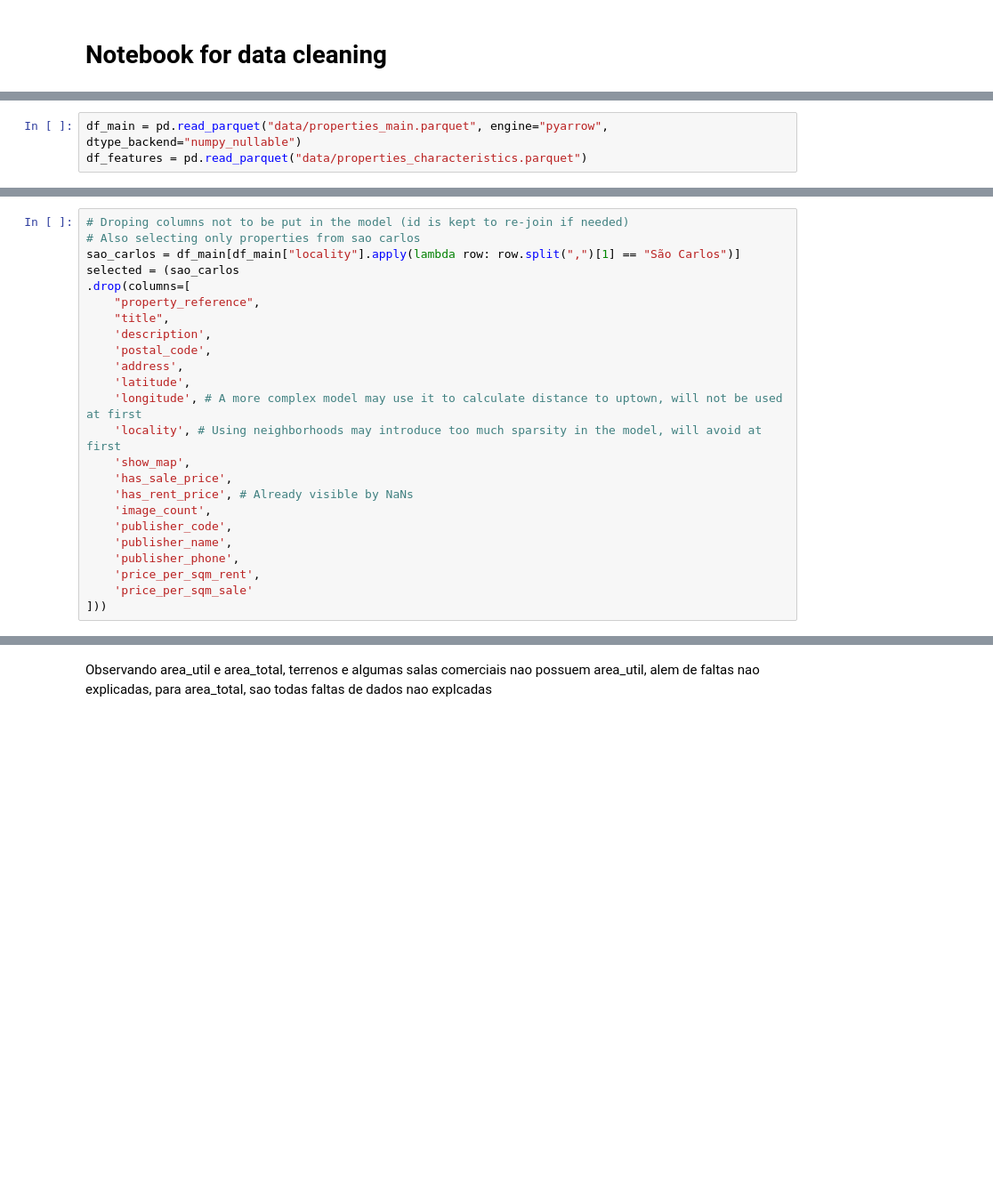
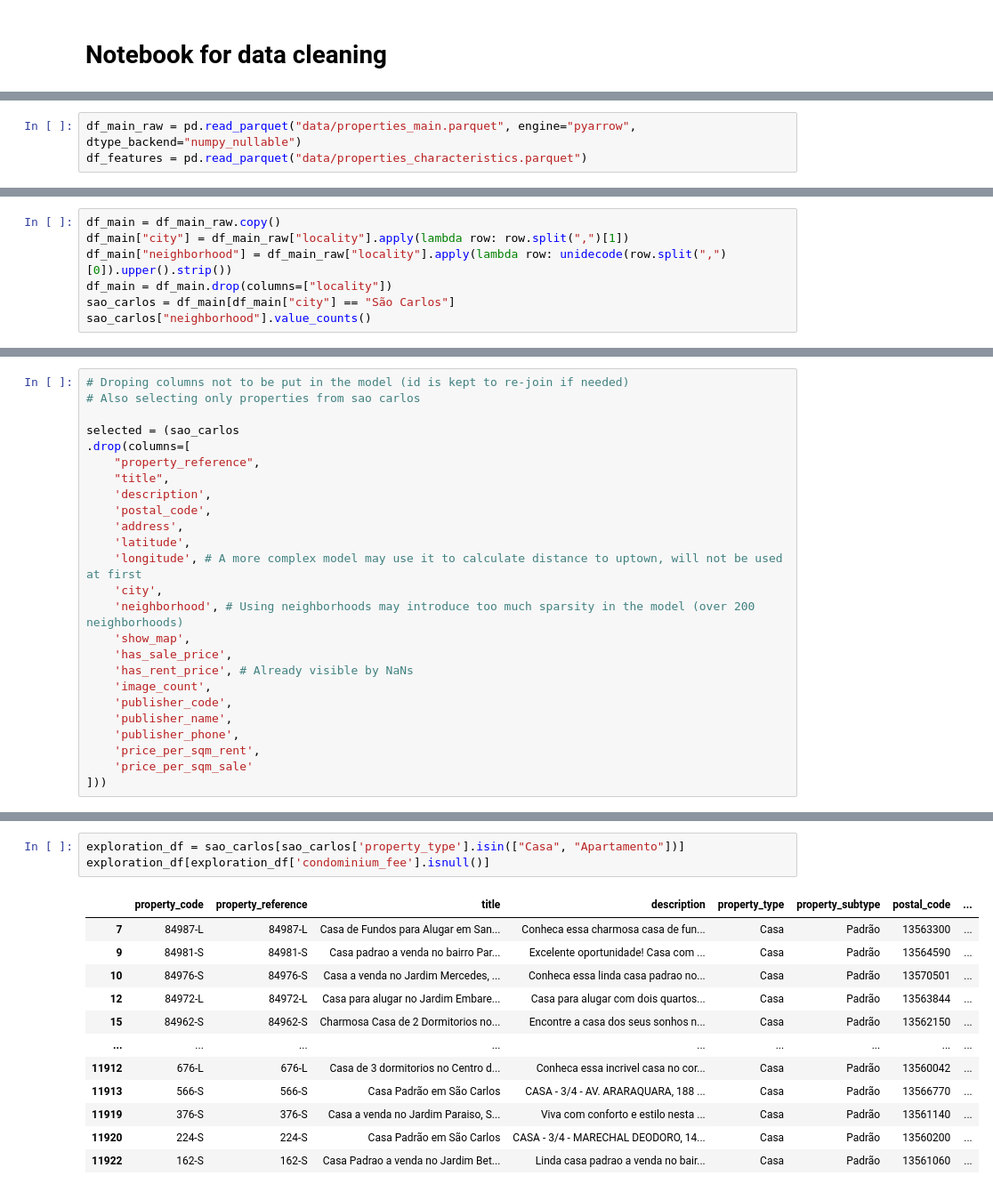
Before and after one commit to clr-cera/IA2025.2, a Jupyter notebook: Trabalho2/data_cleaning.ipynb, the cells around one changed output, grey strips where cells are left out. Shown: that part at 89% size. Cells and saved outputs as stored; diff of their text form; blank space fills up the shorter version.

Commit message:
Data cleaning ready

```diff
--- a/Trabalho2/data_cleaning.ipynb
+++ b/Trabalho2/data_cleaning.ipynb
@@ -5,4 +6,4 @@ import pandas as pd
 # %%
-df_main = pd.read_parquet("data/properties_main.parquet", engine="pyarrow", dtype_backend="numpy_nullable")
+df_main_raw = pd.read_parquet("data/properties_main.parquet", engine="pyarrow", dtype_backend="numpy_nullable")
 df_features = pd.read_parquet("data/properties_characteristics.parquet")
 # %%
@@ -21,3 +22,10 @@ df_main
 | 11924 | 6-S | 6-S | Terreno a venda no bairro Parque ... | Encontre o terreno dos seus sonho... | Terreno | Terreno Padrão | 13563307 | ... |
 | 11925 | 5-S | 5-S | Terreno padrao a venda no Parque ... | Invista em um terreno incrivel no... | Terreno | Terreno Padrão | 13563307 | ... |
 11926 rows × 45 columns
+# %%
+df_main = df_main_raw.copy()
+df_main["city"] = df_main_raw["locality"].apply(lambda row: row.split(",")[1])
+df_main["neighborhood"] = df_main_raw["locality"].apply(lambda row: unidecode(row.split(",")[0]).upper().strip())
+df_main = df_main.drop(columns=["locality"])
+sao_carlos = df_main[df_main["city"] == "São Carlos"]
+sao_carlos["neighborhood"].value_counts()
@@ -24,7 +46,7 @@ df_main
 # %%
 # Droping columns not to be put in the model (id is kept to re-join if needed)
 # Also selecting only properties from sao carlos
-sao_carlos = df_main[df_main["locality"].apply(lambda row: row.split(",")[1] == "São Carlos")]
+
 selected = (sao_carlos
 .drop(columns=[
     "property_reference",
@@ -34,7 +56,8 @@ selected = (sao_carlos
     'address',
     'latitude',
     'longitude', # A more complex model may use it to calculate distance to uptown, will not be used at first
-    'locality', # Using neighborhoods may introduce too much sparsity in the model, will avoid at first
+    'city',
+    'neighborhood', # Using neighborhoods may introduce too much sparsity in the model (over 200 neighborhoods)
     'show_map',
     'has_sale_price',
     'has_rent_price', # Already visible by NaNs
@@ -111,2 +93,16 @@ sao_carlos[sao_carlos["area_total"].isnull()]
-# %% [markdown]
-Observando area_util e area_total, terrenos e algumas salas comerciais nao possuem area_util, alem de faltas nao explicadas, para area_total, sao todas faltas de dados nao explcadas
+# %%
+exploration_df = sao_carlos[sao_carlos['property_type'].isin(["Casa", "Apartamento"])]
+exploration_df[exploration_df['condominium_fee'].isnull()]
+# %% [output]
+|  | property_code | property_reference | title | description | property_type | property_subtype | postal_code | ... |
+| 7 | 84987-L | 84987-L | Casa de Fundos para Alugar em San... | Conheca essa charmosa casa de fun... | Casa | Padrão | 13563300 | ... |
+| 9 | 84981-S | 84981-S | Casa padrao a venda no bairro Par... | Excelente oportunidade! Casa com ... | Casa | Padrão | 13564590 | ... |
+| 10 | 84976-S | 84976-S | Casa a venda no Jardim Mercedes, ... | Conheca essa linda casa padrao no... | Casa | Padrão | 13570501 | ... |
+| 12 | 84972-L | 84972-L | Casa para alugar no Jardim Embare... | Casa para alugar com dois quartos... | Casa | Padrão | 13563844 | ... |
+| 15 | 84962-S | 84962-S | Charmosa Casa de 2 Dormitorios no... | Encontre a casa dos seus sonhos n... | Casa | Padrão | 13562150 | ... |
+| ... | ... | ... | ... | ... | ... | ... | ... | ... |
+| 11912 | 676-L | 676-L | Casa de 3 dormitorios no Centro d... | Conheca essa incrivel casa no cor... | Casa | Padrão | 13560042 | ... |
+| 11913 | 566-S | 566-S | Casa Padrão em São Carlos | CASA - 3/4 - AV. ARARAQUARA, 188 ... | Casa | Padrão | 13566770 | ... |
+| 11919 | 376-S | 376-S | Casa a venda no Jardim Paraiso, S... | Viva com conforto e estilo nesta ... | Casa | Padrão | 13561140 | ... |
+| 11920 | 224-S | 224-S | Casa Padrão em São Carlos | CASA - 3/4 - MARECHAL DEODORO, 14... | Casa | Padrão | 13560200 | ... |
+| 11922 | 162-S | 162-S | Casa Padrao a venda no Jardim Bet... | Linda casa padrao a venda no bair... | Casa | Padrão | 13561060 | ... |
```
Also changed, not shown: parts of 14 cells of this notebook, 6 other files.
